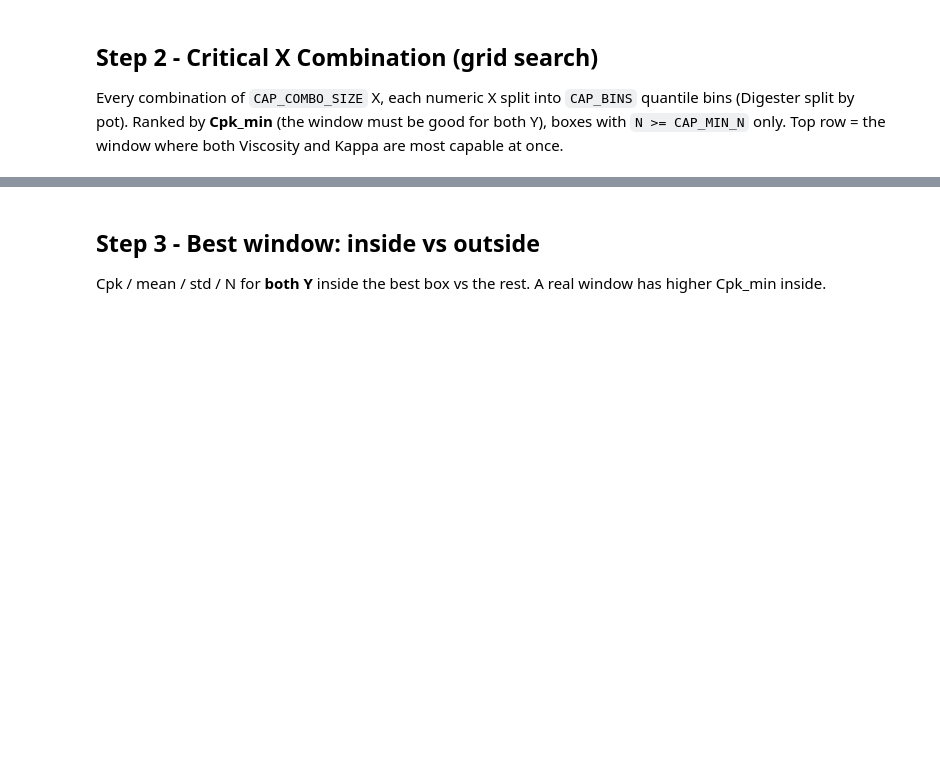
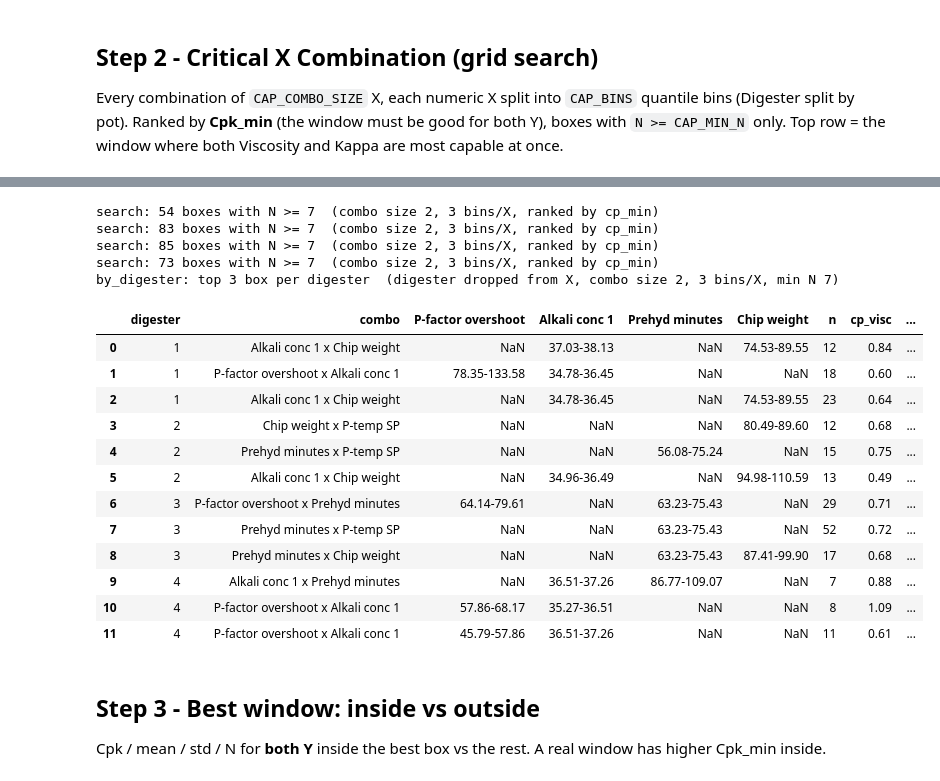
Before and after one commit to chinnput/dp-cooking-odl-analyzer, a Jupyter notebook: DP Cooking ODL Analyzer/XGboost_Model/03_operating_window.ipynb, the cells around one changed output, grey strips where cells are left out. Cells and saved outputs as stored; diff of their text form; code cells hidden in the pictures; blank space fills up the shorter version.

```diff
--- a/DP Cooking ODL Analyzer/XGboost_Model/03_operating_window.ipynb
+++ b/DP Cooking ODL Analyzer/XGboost_Model/03_operating_window.ipynb
@@ -124,3 +159,24 @@ search: 76 boxes with N >= 15  (combo size 4, 4 bins/X, ranked by cpk_min)
+# %%
+display(cap.by_digester(df, top=3))
+# %% [output]
+search: 54 boxes with N >= 7  (combo size 2, 3 bins/X, ranked by cp_min)
+search: 83 boxes with N >= 7  (combo size 2, 3 bins/X, ranked by cp_min)
+search: 85 boxes with N >= 7  (combo size 2, 3 bins/X, ranked by cp_min)
+search: 73 boxes with N >= 7  (combo size 2, 3 bins/X, ranked by cp_min)
+by_digester: top 3 box per digester  (digester dropped from X, combo size 2, 3 bins/X, min N 7)
+|  | digester | combo | P-factor overshoot | Alkali conc 1 | Prehyd minutes | Chip weight | n | cp_visc | ... |
+| 0 | 1 | Alkali conc 1 x Chip weight | NaN | 37.03-38.13 | NaN | 74.53-89.55 | 12 | 0.84 | ... |
+| 1 | 1 | P-factor overshoot x Alkali conc 1 | 78.35-133.58 | 34.78-36.45 | NaN | NaN | 18 | 0.60 | ... |
+| 2 | 1 | Alkali conc 1 x Chip weight | NaN | 34.78-36.45 | NaN | 74.53-89.55 | 23 | 0.64 | ... |
+| 3 | 2 | Chip weight x P-temp SP | NaN | NaN | NaN | 80.49-89.60 | 12 | 0.68 | ... |
+| 4 | 2 | Prehyd minutes x P-temp SP | NaN | NaN | 56.08-75.24 | NaN | 15 | 0.75 | ... |
+| 5 | 2 | Alkali conc 1 x Chip weight | NaN | 34.96-36.49 | NaN | 94.98-110.59 | 13 | 0.49 | ... |
+| 6 | 3 | P-factor overshoot x Prehyd minutes | 64.14-79.61 | NaN | 63.23-75.43 | NaN | 29 | 0.71 | ... |
+| 7 | 3 | Prehyd minutes x P-temp SP | NaN | NaN | 63.23-75.43 | NaN | 52 | 0.72 | ... |
+| 8 | 3 | Prehyd minutes x Chip weight | NaN | NaN | 63.23-75.43 | 87.41-99.90 | 17 | 0.68 | ... |
+| 9 | 4 | Alkali conc 1 x Prehyd minutes | NaN | 36.51-37.26 | 86.77-109.07 | NaN | 7 | 0.88 | ... |
+| 10 | 4 | P-factor overshoot x Alkali conc 1 | 57.86-68.17 | 35.27-36.51 | NaN | NaN | 8 | 1.09 | ... |
+| 11 | 4 | P-factor overshoot x Alkali conc 1 | 45.79-57.86 | 36.51-37.26 | NaN | NaN | 11 | 0.61 | ... |
 # %% [markdown]
 ## Step 3 - Best window: inside vs outside
 Cpk / mean / std / N for **both Y** inside the best box vs the rest. A real window has higher Cpk_min inside.
```
Also changed, not shown: parts of 10 cells of this notebook, 6 other files.
